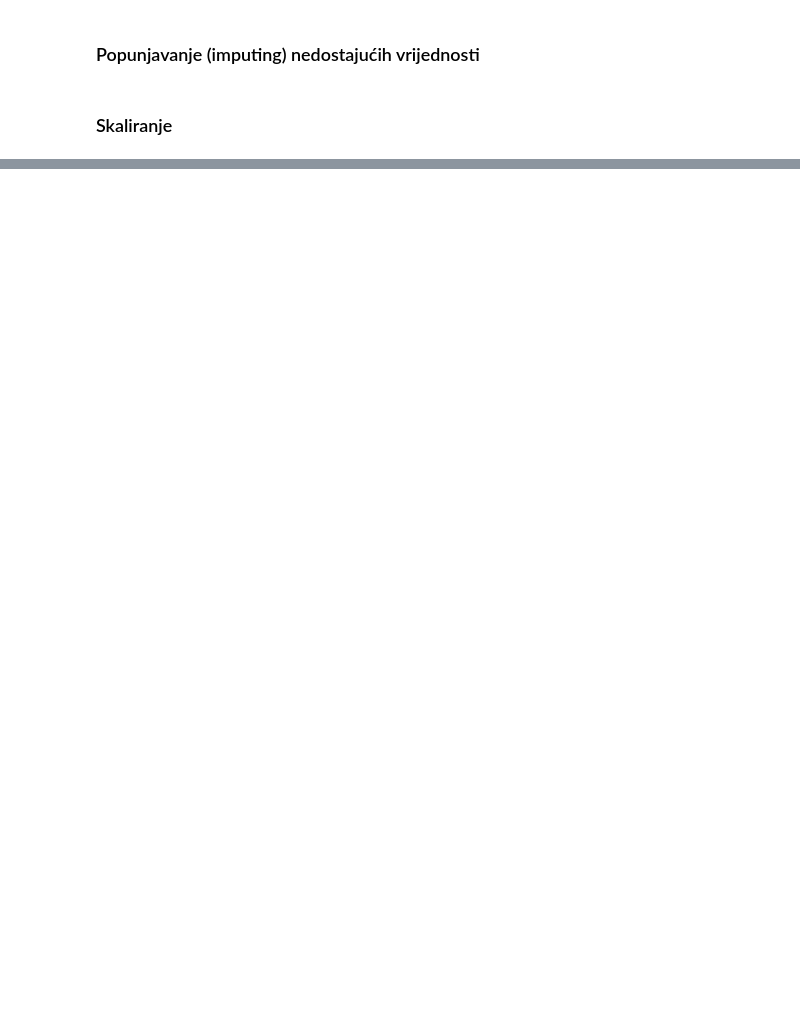
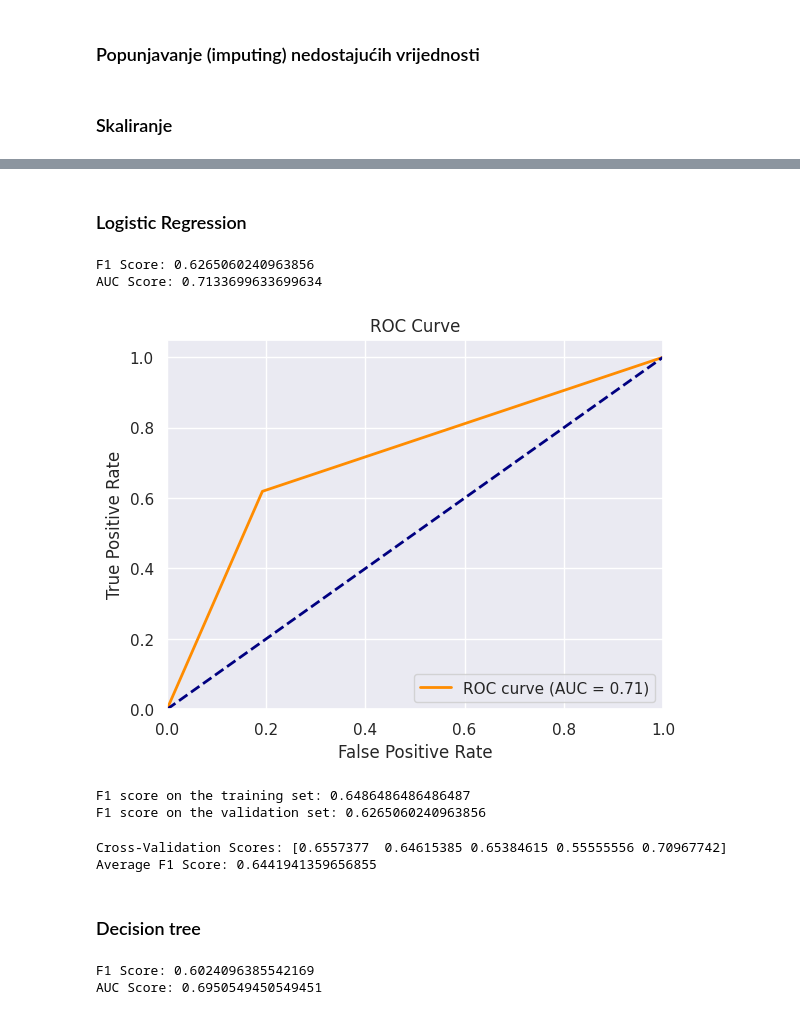
Before and after one commit to dsabljic/Sepsis-Classification, a Jupyter notebook: Sepsis Classification.ipynb, the cells around one changed output, grey strips where cells are left out. Saved outputs shown, nothing was run; the diff lists cells and outputs as text; code cells hidden in the pictures; blank space fills up the shorter version.

Commit message:
Spremanje modela

```diff
--- a/Sepsis Classification.ipynb
+++ b/Sepsis Classification.ipynb
@@ -858,0 +891,18 @@ X_test = scale_data(X_test_imputed, scaler, columns)
+# %%
+def plot_auc(auc_score, fpr, tpr):
+    plt.figure()
+
+    plt.plot(fpr, tpr, color='darkorange', lw=2, label=f'ROC curve (AUC = {auc_score:.2f})')
+
+    plt.plot([0, 1], [0, 1], color='navy', lw=2, linestyle='--')
+    plt.xlim([0.0, 1.0])
+    plt.ylim([0.0, 1.05])
+
+    plt.xlabel('False Positive Rate')
+    plt.ylabel('True Positive Rate')
+    plt.title('ROC Curve')
+    plt.legend(loc="lower right")
+
+    plt.show()
+# %% [markdown]
+### Logistic Regression
@@ -858,0 +913,29 @@ X_test = scale_data(X_test_imputed, scaler, columns)
+# %%
+print("F1 Score:", lr_f1_score)
+print("AUC Score:", lr_auc_score)
+# %% [output]
+F1 Score: 0.6265060240963856
+AUC Score: 0.7133699633699634
+# %%
+plot_auc(lr_auc_score, lr_fpr, lr_tpr)
+# %% [output]
+[figure, added]
+# %%
+lr_train_f1_score = calculate_f1_score(lr_model, X_train_df, y_train)
+lr_val_f1_score = calculate_f1_score(lr_model, X_val_df, y_val)
+
+print("F1 score on the training set:", lr_train_f1_score)
+print("F1 score on the validation set:", lr_val_f1_score)
+# %% [output]
+F1 score on the training set: 0.6486486486486487
+F1 score on the validation set: 0.6265060240963856
+# %%
+cv_scores, avg_f1_score = perform_cross_validation(lr_model, X_train_df, y_train, cv=5, scoring='f1')
+
+print("Cross-Validation Scores:", cv_scores)
+print("Average F1 Score:", avg_f1_score)
+# %% [output]
+Cross-Validation Scores: [0.6557377  0.64615385 0.65384615 0.55555556 0.70967742]
+Average F1 Score: 0.6441941359656855
+# %% [markdown]
+### Decision tree
@@ -858,0 +946,6 @@ X_test = scale_data(X_test_imputed, scaler, columns)
+# %%
+print("F1 Score:", dt_f1_score)
+print("AUC Score:", dt_auc_score)
+# %% [output]
+F1 Score: 0.6024096385542169
+AUC Score: 0.6950549450549451
```
Also changed, not shown: parts of 41 cells of this notebook.
